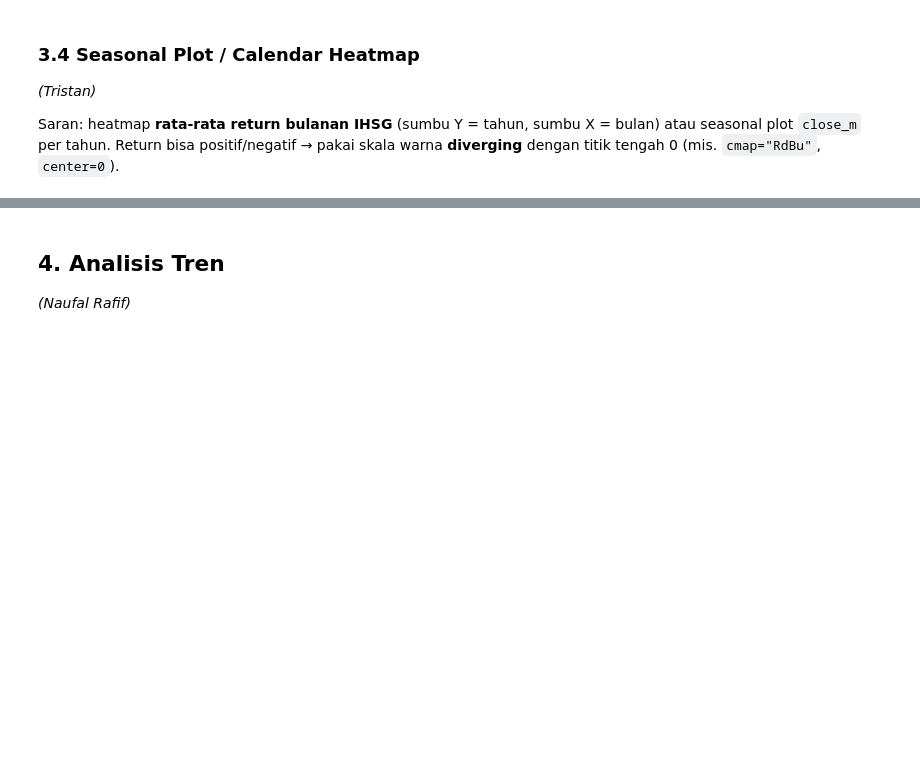
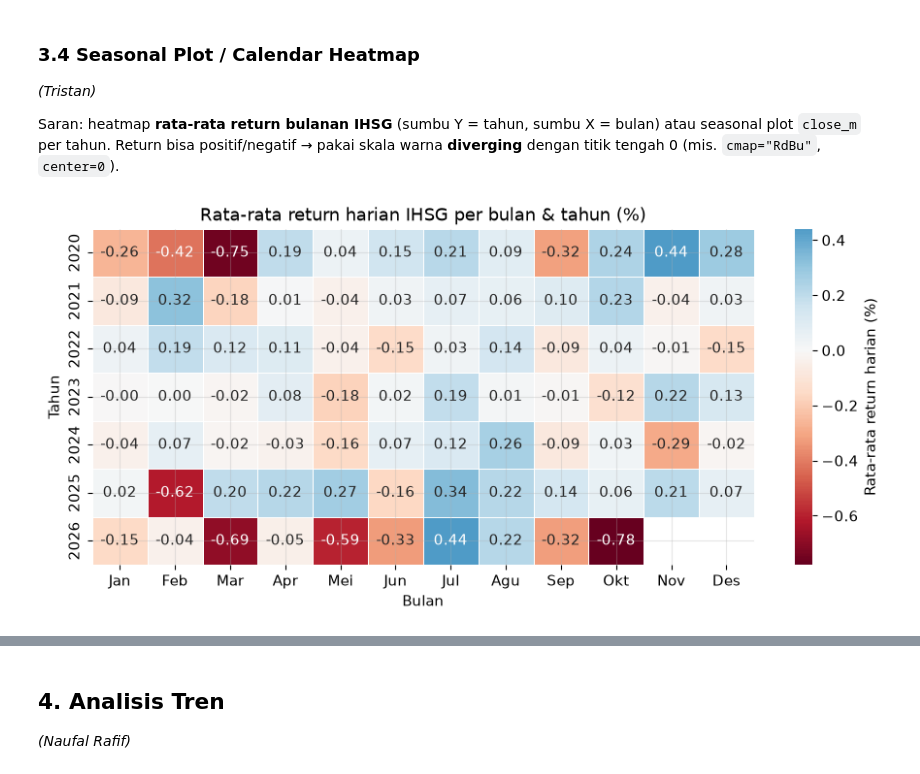
Before and after one commit to davuchrys/Visdat-Cihuy, a Jupyter notebook: notebook_timeseries.ipynb, the cells around one changed output, grey strips where cells are left out. Cells and saved outputs as stored; diff of their text form; code cells hidden in the pictures; blank space fills up the shorter version.

```diff
--- a/notebook_timeseries.ipynb
+++ b/notebook_timeseries.ipynb
@@ -387,5 +445,25 @@ Saran: bandingkan `norm` (basis 100) beberapa aset lintas kategori, mis. IHSG, S
 
 Saran: heatmap **rata-rata return bulanan IHSG** (sumbu Y = tahun, sumbu X = bulan) atau seasonal plot `close_m` per tahun. Return bisa positif/negatif → pakai skala warna **diverging** dengan titik tengah 0 (mis. `cmap="RdBu"`, `center=0`).
 # %%
-# TODO Tristan: Seasonal Plot / Calendar Heatmap
+# Calendar Heatmap: rata-rata return harian IHSG per bulan & tahun
+ret_ihsg = ret["IHSG"]
+pivot = ret_ihsg.groupby([ret_ihsg.index.year, ret_ihsg.index.month]).mean().unstack()
+pivot.index.name = "Tahun"
+BULAN = ["Jan", "Feb", "Mar", "Apr", "Mei", "Jun",
+         "Jul", "Agu", "Sep", "Okt", "Nov", "Des"]
+pivot.columns = BULAN[:pivot.shape[1]]
+
+fig, ax = plt.subplots(figsize=(11, 4.5))
+sns.heatmap(pivot, cmap="RdBu", center=0, annot=True, fmt=".2f",
+            linewidths=0.6, linecolor="white",
+            cbar_kws={"label": "Rata-rata return harian (%)"},
+            ax=ax)
+ax.set_title("Rata-rata return harian IHSG per bulan & tahun (%)")
+ax.set_xlabel("Bulan")
+ax.set_ylabel("Tahun")
+
+simpan("04_heatmap_return_ihsg")
+plt.show()
+# %% [output]
+[figure, added]
 # %% [markdown]
```
Also changed, not shown: parts of 9 cells of this notebook, 6 other files.
